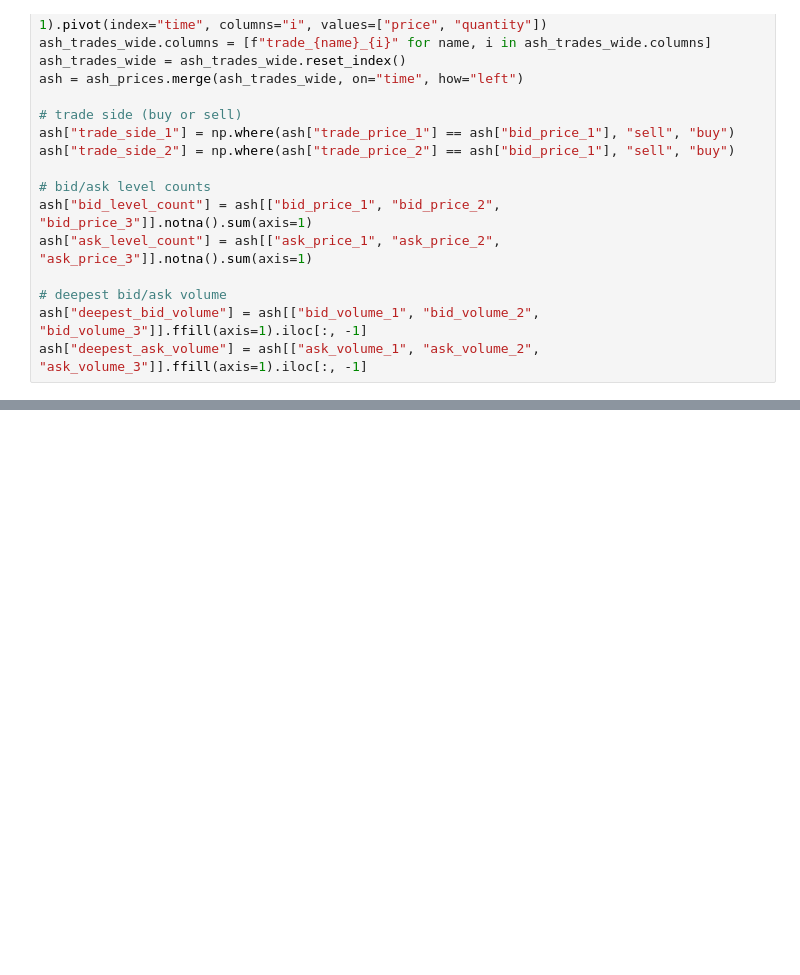
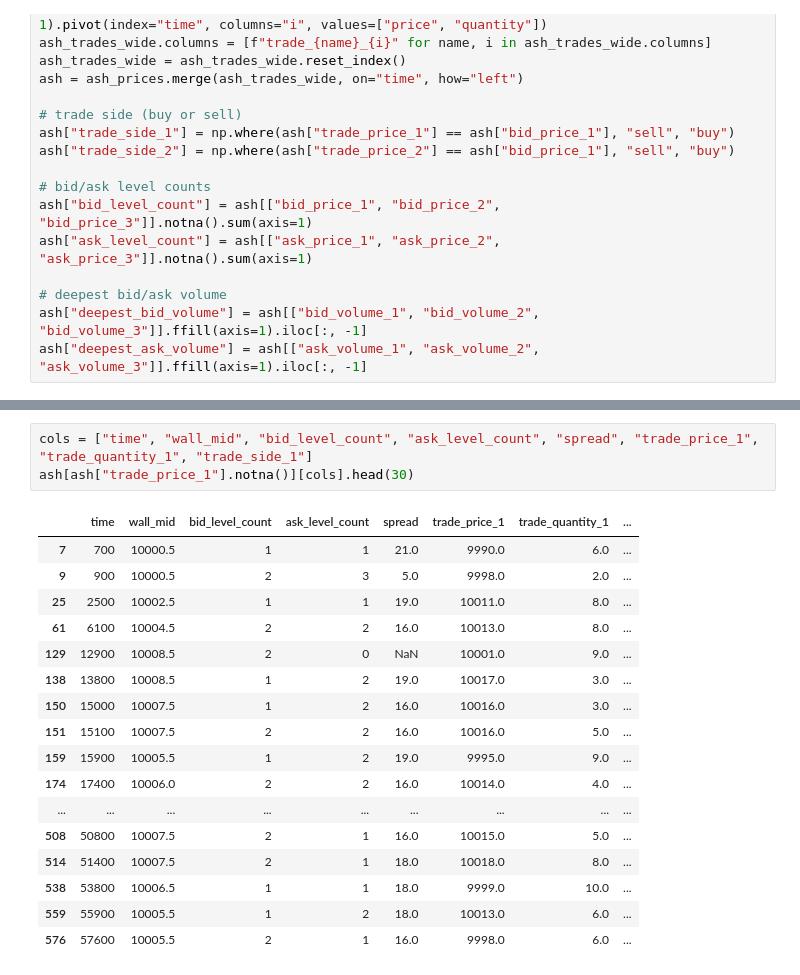
Before and after one commit to v-x-zhang/imc-prosperity-4-quantsc, a Jupyter notebook: round-2/research/ash_strategy.ipynb, the cells around one changed output, grey strips where cells are left out. Drawn from its saved outputs; the diff is of its cells as text; blank space fills up the shorter version.

```diff
--- a/round-2/research/ash_strategy.ipynb
+++ b/round-2/research/ash_strategy.ipynb
@@ -183,0 +339,21 @@ plt.show()
+# %%
+cols = ["time", "wall_mid", "bid_level_count", "ask_level_count", "spread", "trade_price_1", "trade_quantity_1", "trade_side_1"]
+ash[ash["trade_price_1"].notna()][cols].head(30)
+# %% [output]
+|  | time | wall_mid | bid_level_count | ask_level_count | spread | trade_price_1 | trade_quantity_1 | ... |
+| 7 | 700 | 10000.5 | 1 | 1 | 21.0 | 9990.0 | 6.0 | ... |
+| 9 | 900 | 10000.5 | 2 | 3 | 5.0 | 9998.0 | 2.0 | ... |
+| 25 | 2500 | 10002.5 | 1 | 1 | 19.0 | 10011.0 | 8.0 | ... |
+| 61 | 6100 | 10004.5 | 2 | 2 | 16.0 | 10013.0 | 8.0 | ... |
+| 129 | 12900 | 10008.5 | 2 | 0 | NaN | 10001.0 | 9.0 | ... |
+| 138 | 13800 | 10008.5 | 1 | 2 | 19.0 | 10017.0 | 3.0 | ... |
+| 150 | 15000 | 10007.5 | 1 | 2 | 16.0 | 10016.0 | 3.0 | ... |
+| 151 | 15100 | 10007.5 | 2 | 2 | 16.0 | 10016.0 | 5.0 | ... |
+| 159 | 15900 | 10005.5 | 1 | 2 | 19.0 | 9995.0 | 9.0 | ... |
+| 174 | 17400 | 10006.0 | 2 | 2 | 16.0 | 10014.0 | 4.0 | ... |
+| ... | ... | ... | ... | ... | ... | ... | ... | ... |
+| 508 | 50800 | 10007.5 | 2 | 1 | 16.0 | 10015.0 | 5.0 | ... |
+| 514 | 51400 | 10007.5 | 2 | 1 | 18.0 | 10018.0 | 8.0 | ... |
+| 538 | 53800 | 10006.5 | 1 | 1 | 18.0 | 9999.0 | 10.0 | ... |
+| 559 | 55900 | 10005.5 | 1 | 2 | 18.0 | 10013.0 | 6.0 | ... |
+| 576 | 57600 | 10005.5 | 2 | 1 | 16.0 | 9998.0 | 6.0 | ... |
```
Also changed, not shown: parts of 8 cells of this notebook, 22 other files.
